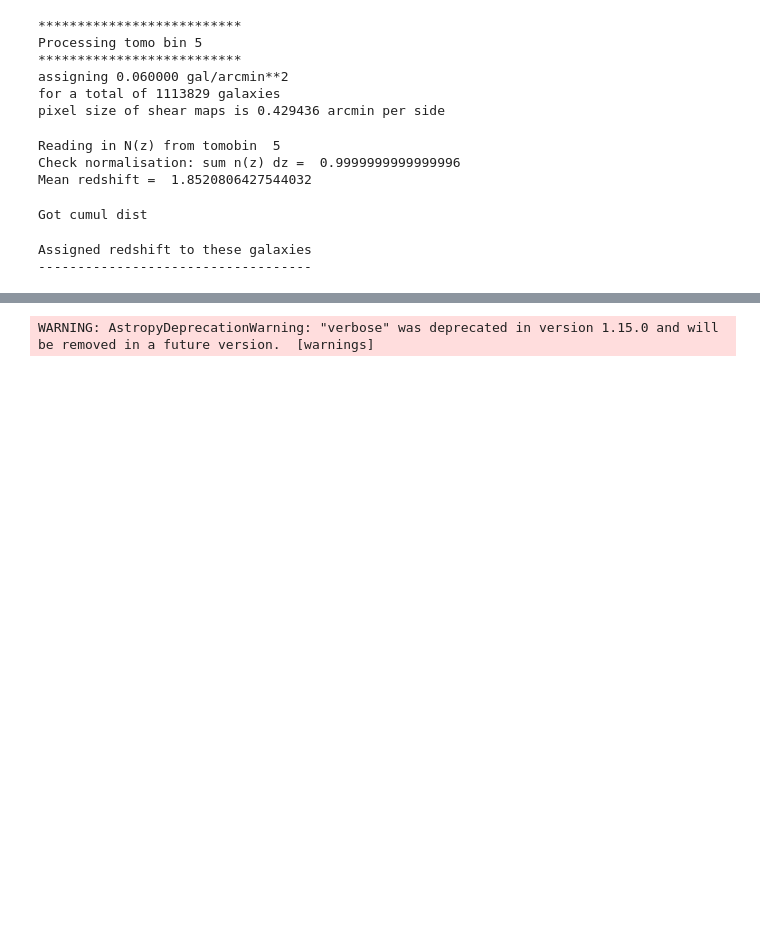
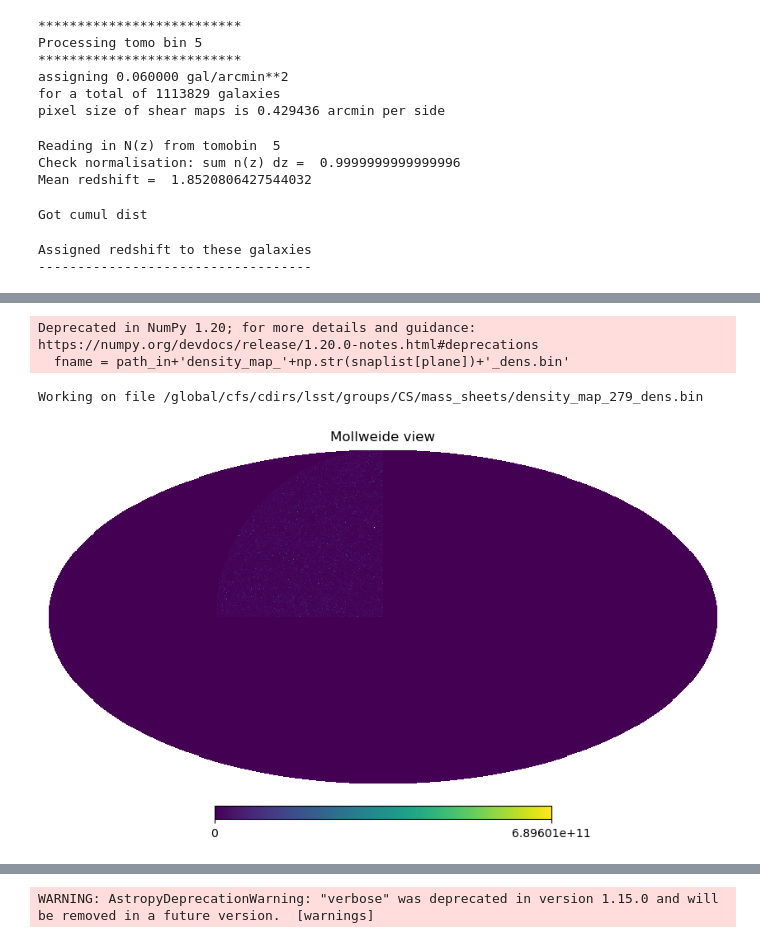
Before and after one commit to LSSTDESC/SkySim5000_IA_infusion, a Jupyter notebook: PopulateGal.ipynb, the cells around one changed output, grey strips where cells are left out. Saved outputs shown, nothing was run; the diff lists cells and outputs as text; code cells hidden in the pictures; blank space fills up the shorter version.

```diff
--- a/PopulateGal.ipynb
+++ b/PopulateGal.ipynb
@@ -897,0 +912,23 @@ os.path.join(path, f'shells_z{nshells}_subsampleauto_groupiso/{nzs}/gamma1_hacc_
+# %%
+plane=33
+fname = path_in+'density_map_'+np.str(snaplist[plane])+'_dens.bin'
+
+print('Working on file '+fname)
+tmp = np.fromfile(fname,'<f')
+
+# Format is nested, order into ring in order to use alm2maps transforms
+# and degrade NSIDE
+#print("NSIDE_orig=", hp.get_nside(tmp))
+#binmap=hp.pixelfunc.ud_grade(tmp, 4096, pess=False, order_in='NESTED', order_out='RING', power=None, dtype=None)
+#print("NSIDE_new=", hp.get_nside(binmap))
+
+# Or reorder, keeping all full NSIDE resolution
+hpmap_density = hp.reorder(tmp, n2r = True)
+del tmp
+hp.mollview(hpmap_density, nest=False)
+plt.show()
+# %% [output]
+Deprecated in NumPy 1.20; for more details and guidance: https://numpy.org/devdocs/release/1.20.0-notes.html#deprecations
+  fname = path_in+'density_map_'+np.str(snaplist[plane])+'_dens.bin'
+Working on file /global/cfs/cdirs/lsst/groups/CS/mass_sheets/density_map_279_dens.bin
+[figure, added]
```
Also changed, not shown: parts of 14 cells of this notebook, 7 other files.
